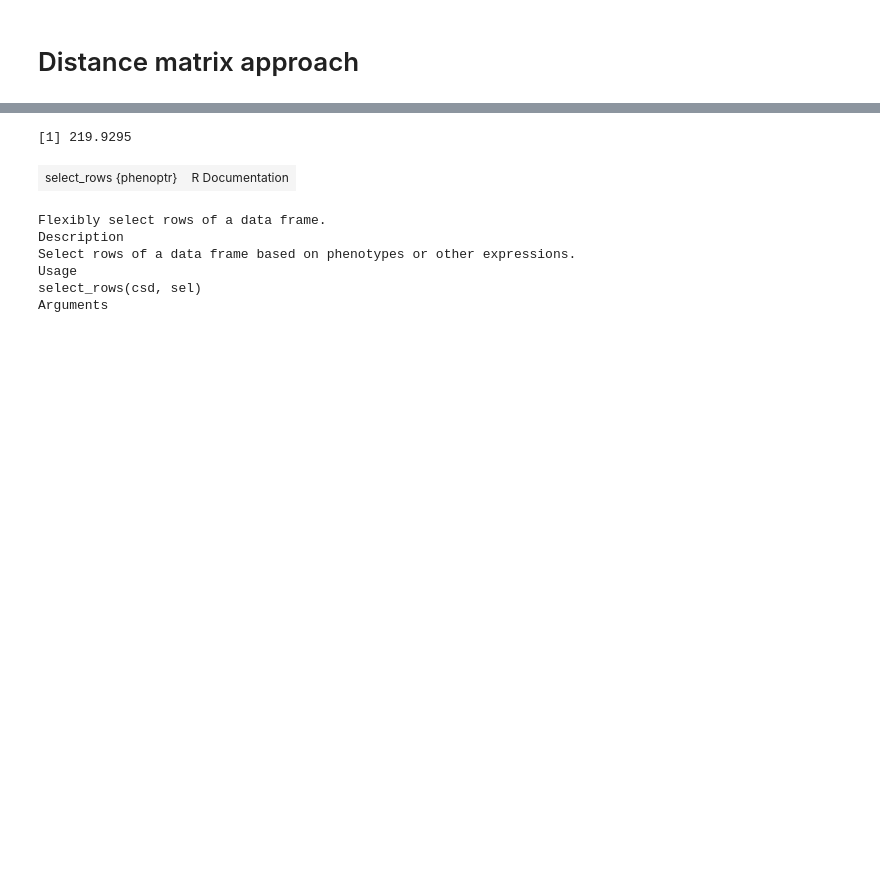
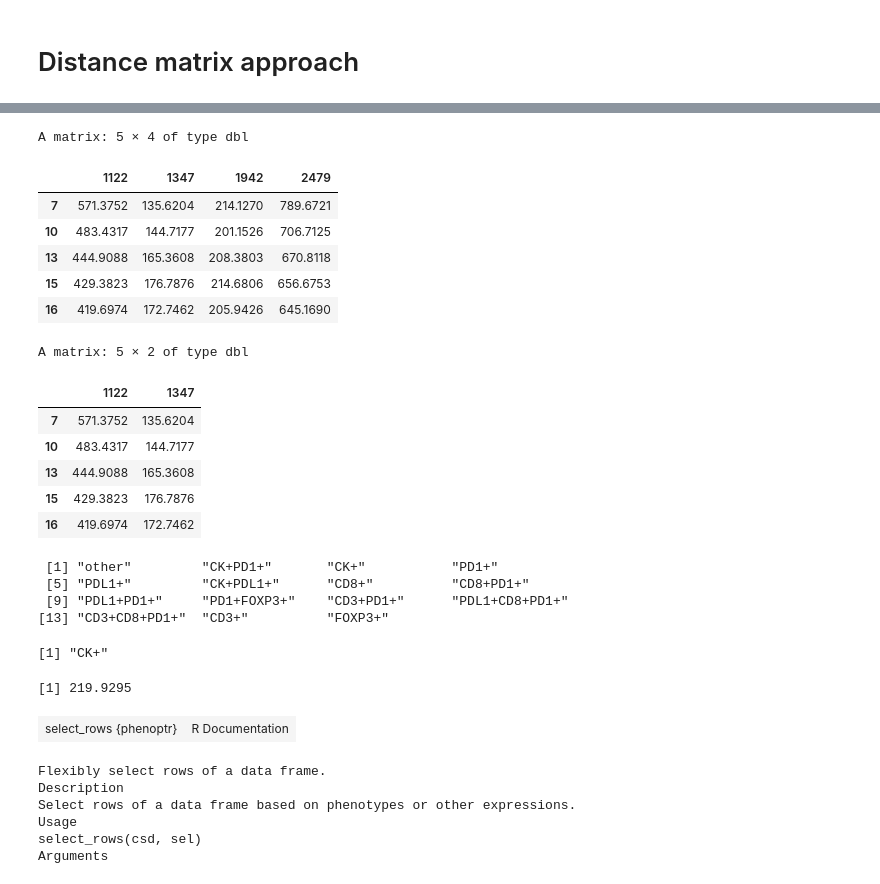
Before and after one commit to KidElectric/173-BFerris-NRG-HN003-Vectra, a Jupyter notebook: 01_R_try_phenopter_tumor_margin_tests.ipynb, the cells around one changed output, grey strips where cells are left out. Saved outputs shown, nothing was run; the diff lists cells and outputs as text; code cells hidden in the pictures; blank space fills up the shorter version.

```diff
--- a/01_R_try_phenopter_tumor_margin_tests.ipynb
+++ b/01_R_try_phenopter_tumor_margin_tests.ipynb
@@ -205,3 +256,32 @@ dim(dst)
+# %%
+sd.0[1:5,]
+sd[1:5,]
+# %% [output]
+A matrix: 5 × 4 of type dbl
+|  | 1122 | 1347 | 1942 | 2479 |
+| 7 | 571.3752 | 135.6204 | 214.1270 | 789.6721 |
+| 10 | 483.4317 | 144.7177 | 201.1526 | 706.7125 |
+| 13 | 444.9088 | 165.3608 | 208.3803 | 670.8118 |
+| 15 | 429.3823 | 176.7876 | 214.6806 | 656.6753 |
+| 16 | 419.6974 | 172.7462 | 205.9426 | 645.1690 |
+A matrix: 5 × 2 of type dbl
+|  | 1122 | 1347 |
+| 7 | 571.3752 | 135.6204 |
+| 10 | 483.4317 | 144.7177 |
+| 13 | 444.9088 | 165.3608 |
+| 15 | 429.3823 | 176.7876 |
+| 16 | 419.6974 | 172.7462 |
+# %%
+unique(clean.csd$combined.pheno)
+# %% [output]
+ [1] "other"         "CK+PD1+"       "CK+"           "PD1+"
+ [5] "PDL1+"         "CK+PDL1+"      "CD8+"          "CD8+PD1+"
+ [9] "PDL1+PD1+"     "PD1+FOXP3+"    "CD3+PD1+"      "PDL1+CD8+PD1+"
+[13] "CD3+CD8+PD1+"  "CD3+"          "FOXP3+"
+# %%
+unique(clean.csd$combined.pheno[select_rows(clean.csd,'CK+')])
+# %% [output]
+[1] "CK+"
 # %%
 idx.dst <- (dst < 35)
 sqrt(sum(idx.dst))
```
Also changed, not shown: parts of 13 cells of this notebook.
